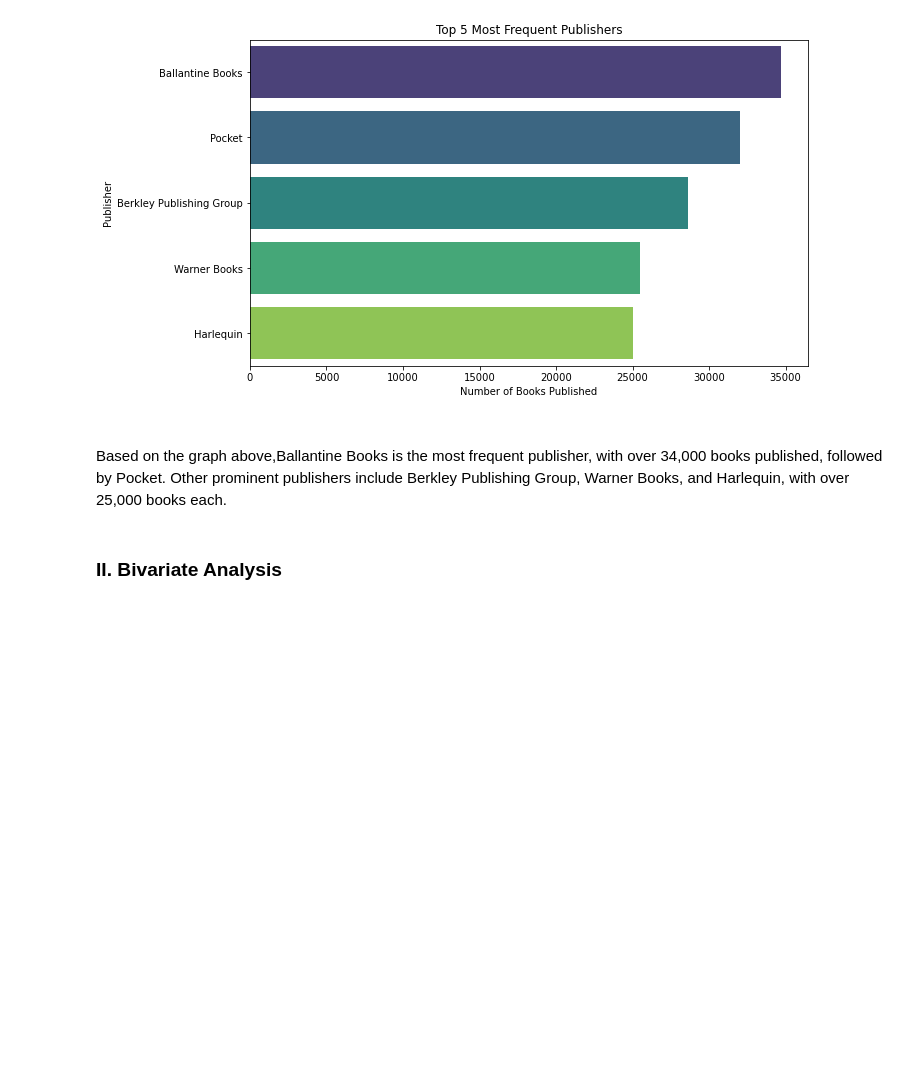
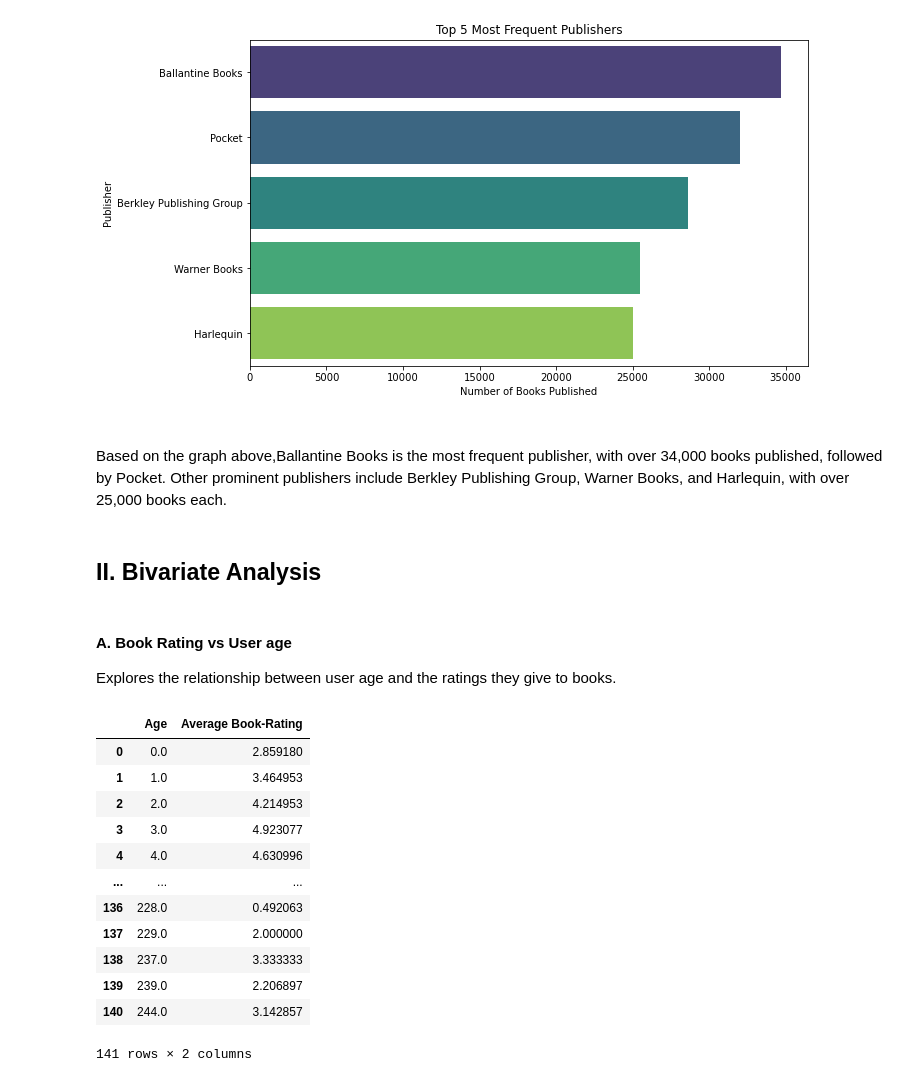
Before and after one commit to aritamichael/Final_Project_4_Moringa, a Jupyter notebook: index.ipynb, the cells around one changed output. Saved outputs shown, nothing was run; the diff lists cells and outputs as text; code cells hidden in the pictures; blank space fills up the shorter version.

Commit message:
start of bivariate analysis

```diff
--- a/index.ipynb
+++ b/index.ipynb
@@ -457,4 +457,28 @@ plt.show()
 ####
 Based on the graph above,Ballantine Books is the most frequent publisher, with over 34,000 books published, followed by Pocket. Other prominent publishers include Berkley Publishing Group, Warner Books, and Harlequin, with over 25,000 books each.
 # %% [markdown]
-### II. Bivariate Analysis
+## II. Bivariate Analysis
+# %% [markdown]
+#### A. Book Rating vs User age
+Explores the relationship between user age and the ratings they give to books.
+# %%
+# Group by 'Age' and calculate the average 'Book-Rating'
+average_rating_by_age = merged_df1.groupby('Age')['Rating'].mean().reset_index()
+
+# Rename the columns
+average_rating_by_age.columns = ['Age', 'Average Book-Rating']
+average_rating_by_age
+# %% [output]
+|  | Age | Average Book-Rating |
+| 0 | 0.0 | 2.859180 |
+| 1 | 1.0 | 3.464953 |
+| 2 | 2.0 | 4.214953 |
+| 3 | 3.0 | 4.923077 |
+| 4 | 4.0 | 4.630996 |
+| ... | ... | ... |
+| 136 | 228.0 | 0.492063 |
+| 137 | 229.0 | 2.000000 |
+| 138 | 237.0 | 3.333333 |
+| 139 | 239.0 | 2.206897 |
+| 140 | 244.0 | 3.142857 |
+141 rows × 2 columns
```
Also changed, not shown: parts of 8 cells of this notebook.
